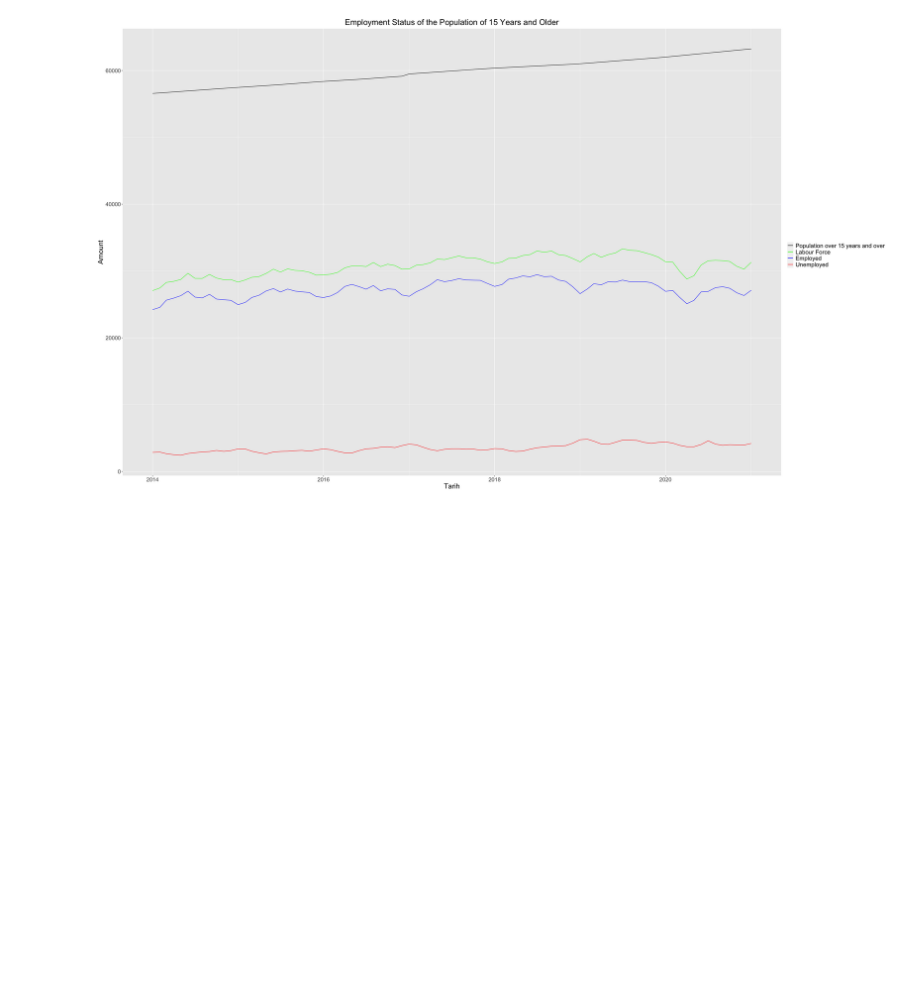
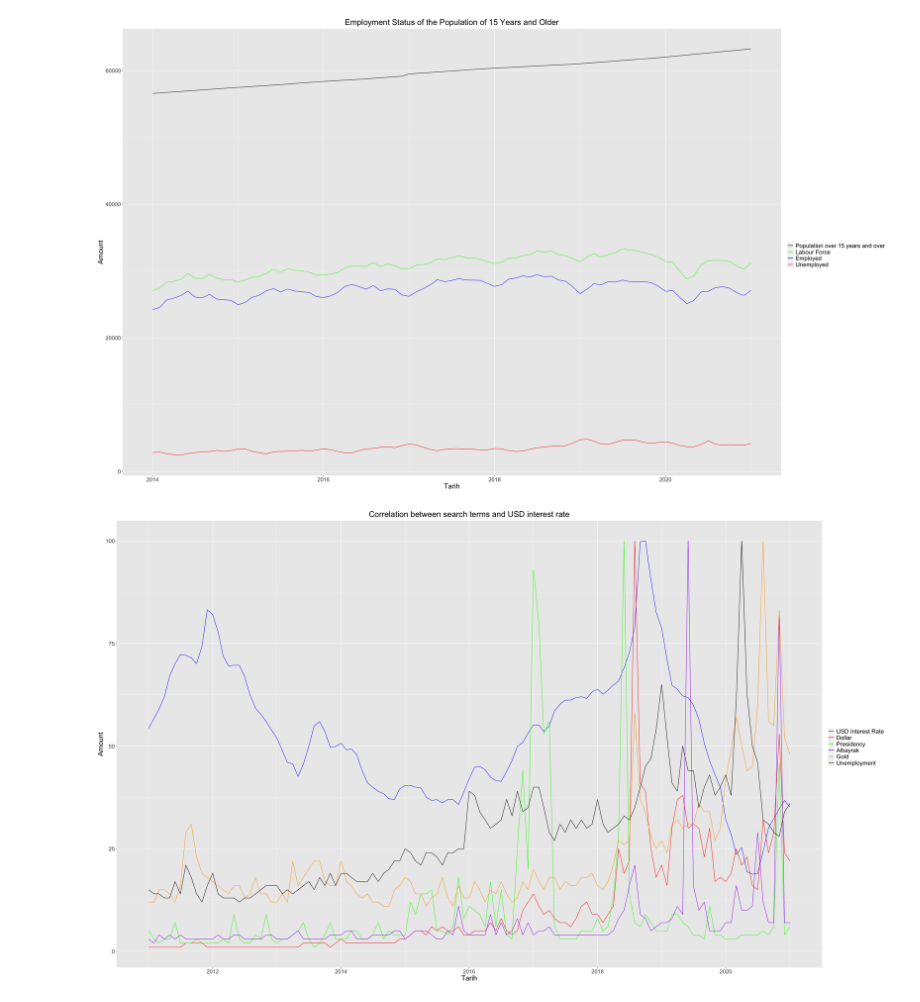
Before and after one commit to BU-IE-360/spring21-oztasozgurcan, a Jupyter notebook: files/IE360_Spring21_Homework1.ipynb, the cells around one changed output. Cells and saved outputs as stored; diff of their text form; code cells hidden in the pictures; blank space fills up the shorter version.

```diff
--- a/files/IE360_Spring21_Homework1.ipynb
+++ b/files/IE360_Spring21_Homework1.ipynb
@@ -87,0 +114,20 @@ ggplot(df5, aes(x=Tarih)) + geom_line(aes(y=TP_YISGUCU2_G1, colour = "Population
+# %%
+presidency_df[1] <- apply(presidency_df[1], FUN = special_dateconv_2, MARGIN = 1)
+presidency_df$V1 <- as.Date(presidency_df$V1, format = "%Y-%m-%d")
+presidency_df[, 2] <- sapply(presidency_df[, 2], as.numeric)
+presidency_df[is.na(presidency_df)] <- 1
+# %%
+ba_df[1] <- apply(ba_df[1], FUN = special_dateconv_2, MARGIN = 1)
+ba_df$V1 <- as.Date(ba_df$V1, format = "%Y-%m-%d")
+ba_df[, 2] <- sapply(ba_df[, 2], as.numeric)
+ba_df[is.na(ba_df)] <- 1
+# %%
+gold_df[1] <- apply(gold_df[1], FUN = special_dateconv_2, MARGIN = 1)
+gold_df$V1 <- as.Date(gold_df$V1, format = "%Y-%m-%d")
+gold_df[, 2] <- sapply(gold_df[, 2], as.numeric)
+gold_df[is.na(ba_df)] <- 1
+# %%
+unemployment_df[1] <- apply(unemployment_df[1], FUN = special_dateconv_2, MARGIN = 1)
+unemployment_df$V1 <- as.Date(unemployment_df$V1, format = "%Y-%m-%d")
+unemployment_df[, 2] <- sapply(unemployment_df[, 2], as.numeric)
+unemployment_df[is.na(ba_df)] <- 1
@@ -87,0 +144,5 @@ ggplot(df5, aes(x=Tarih)) + geom_line(aes(y=TP_YISGUCU2_G1, colour = "Population
+# %%
+# I've plotted the data of my analysis below.
+ggplot() + geom_line(data=usd_rate_df, aes(x=Tarih, y=TP_MT210AGS_USD_MT06, colour = "USD Interest Rate")) + geom_line(data=dollar_df, aes(x=V1, y=V2, colour="Dollar")) + geom_line(data=presidency_df, aes(x=V1, y=V2, colour="Presidency")) + geom_line(data=ba_df, aes(x=V1, y=V2, colour="Albayrak")) + geom_line(data=gold_df, aes(x=V1,y=V2,colour="Gold")) + geom_line(data=unemployment_df, aes(x=V1,y=V2,colour="Unemployment")) + scale_colour_manual("", breaks = c("USD Interest Rate", "Dollar", "Presidency", "Albayrak", "Gold", "Unemployment"), values = c("blue", "red", "green", "purple", "orange", "black")) + labs(title = "Correlation between search terms and USD interest rate", y="Amount") + theme(legend.text = element_text(size = 16), axis.title.y = element_text(size = 19), axis.title.x = element_text(size = 19), axis.text.x = element_text(size = 15), axis.text.y = element_text(size = 15), plot.title = element_text(size = 22, hjust = 0.5))
+# %% [output]
+[figure, added]
```
Also changed, not shown: parts of 5 cells of this notebook, 7 other files.
